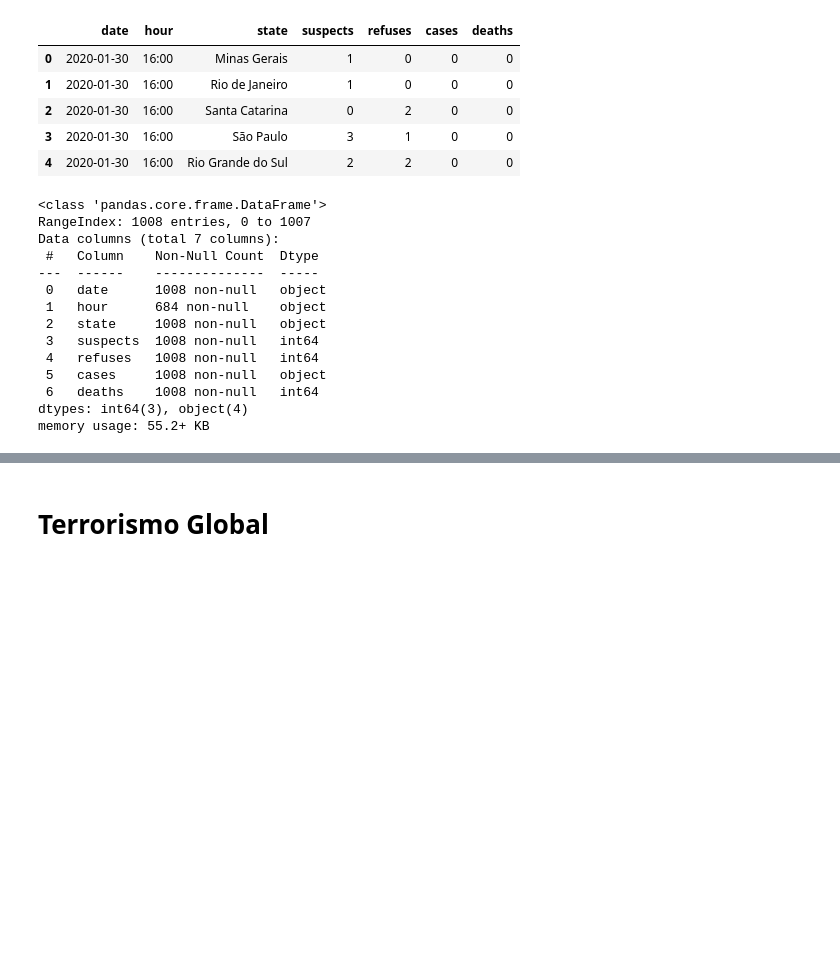
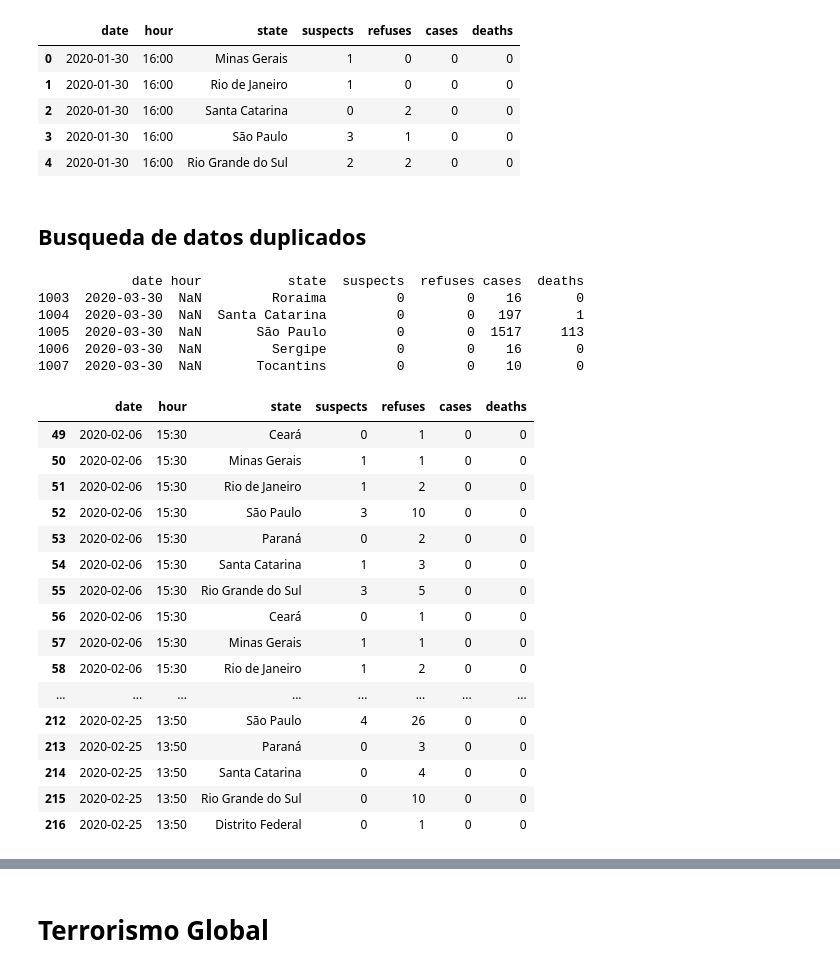
Before and after one commit to cosijoeza/semestre-1, a Jupyter notebook: data-cleaning/exames/exam-1.ipynb, the cells around one changed output, grey strips where cells are left out. Drawn from its saved outputs; the diff is of its cells as text; code cells hidden in the pictures; blank space fills up the shorter version.

```diff
--- a/data-cleaning/exames/examen-1.ipynb
+++ b/data-cleaning/exames/exam-1.ipynb
@@ -156,20 +157,34 @@ brazilCovid.head()
 | 2 | 2020-01-30 | 16:00 | Santa Catarina | 0 | 2 | 0 | 0 |
 | 3 | 2020-01-30 | 16:00 | São Paulo | 3 | 1 | 0 | 0 |
 | 4 | 2020-01-30 | 16:00 | Rio Grande do Sul | 2 | 2 | 0 | 0 |
-# %%
-brazilCovid.info()
-# %% [output]
-<class 'pandas.core.frame.DataFrame'>
-RangeIndex: 1008 entries, 0 to 1007
-Data columns (total 7 columns):
- #   Column    Non-Null Count  Dtype
----  ------    --------------  -----
- 0   date      1008 non-null   object
- 1   hour      684 non-null    object
- 2   state     1008 non-null   object
- 3   suspects  1008 non-null   int64
- 4   refuses   1008 non-null   int64
- 5   cases     1008 non-null   object
- 6   deaths    1008 non-null   int64
-dtypes: int64(3), object(4)
-memory usage: 55.2+ KB
+# %% [markdown]
+## Busqueda de datos duplicados
+# %%
+print(brazilCovid[-5:])
+# %% [output]
+            date hour           state  suspects  refuses cases  deaths
+1003  2020-03-30  NaN         Roraima         0        0    16       0
+1004  2020-03-30  NaN  Santa Catarina         0        0   197       1
+1005  2020-03-30  NaN       São Paulo         0        0  1517     113
+1006  2020-03-30  NaN         Sergipe         0        0    16       0
+1007  2020-03-30  NaN       Tocantins         0        0    10       0
+# %%
+brazilCovid[brazilCovid.duplicated(keep=False)]
+# %% [output]
+|  | date | hour | state | suspects | refuses | cases | deaths |
+| 49 | 2020-02-06 | 15:30 | Ceará | 0 | 1 | 0 | 0 |
+| 50 | 2020-02-06 | 15:30 | Minas Gerais | 1 | 1 | 0 | 0 |
+| 51 | 2020-02-06 | 15:30 | Rio de Janeiro | 1 | 2 | 0 | 0 |
+| 52 | 2020-02-06 | 15:30 | São Paulo | 3 | 10 | 0 | 0 |
+| 53 | 2020-02-06 | 15:30 | Paraná | 0 | 2 | 0 | 0 |
+| 54 | 2020-02-06 | 15:30 | Santa Catarina | 1 | 3 | 0 | 0 |
+| 55 | 2020-02-06 | 15:30 | Rio Grande do Sul | 3 | 5 | 0 | 0 |
+| 56 | 2020-02-06 | 15:30 | Ceará | 0 | 1 | 0 | 0 |
+| 57 | 2020-02-06 | 15:30 | Minas Gerais | 1 | 1 | 0 | 0 |
+| 58 | 2020-02-06 | 15:30 | Rio de Janeiro | 1 | 2 | 0 | 0 |
+| ... | ... | ... | ... | ... | ... | ... | ... |
+| 212 | 2020-02-25 | 13:50 | São Paulo | 4 | 26 | 0 | 0 |
+| 213 | 2020-02-25 | 13:50 | Paraná | 0 | 3 | 0 | 0 |
+| 214 | 2020-02-25 | 13:50 | Santa Catarina | 0 | 4 | 0 | 0 |
+| 215 | 2020-02-25 | 13:50 | Rio Grande do Sul | 0 | 10 | 0 | 0 |
+| 216 | 2020-02-25 | 13:50 | Distrito Federal | 0 | 1 | 0 | 0 |
```
Also changed, not shown: parts of 23 cells of this notebook, 4 other files.
